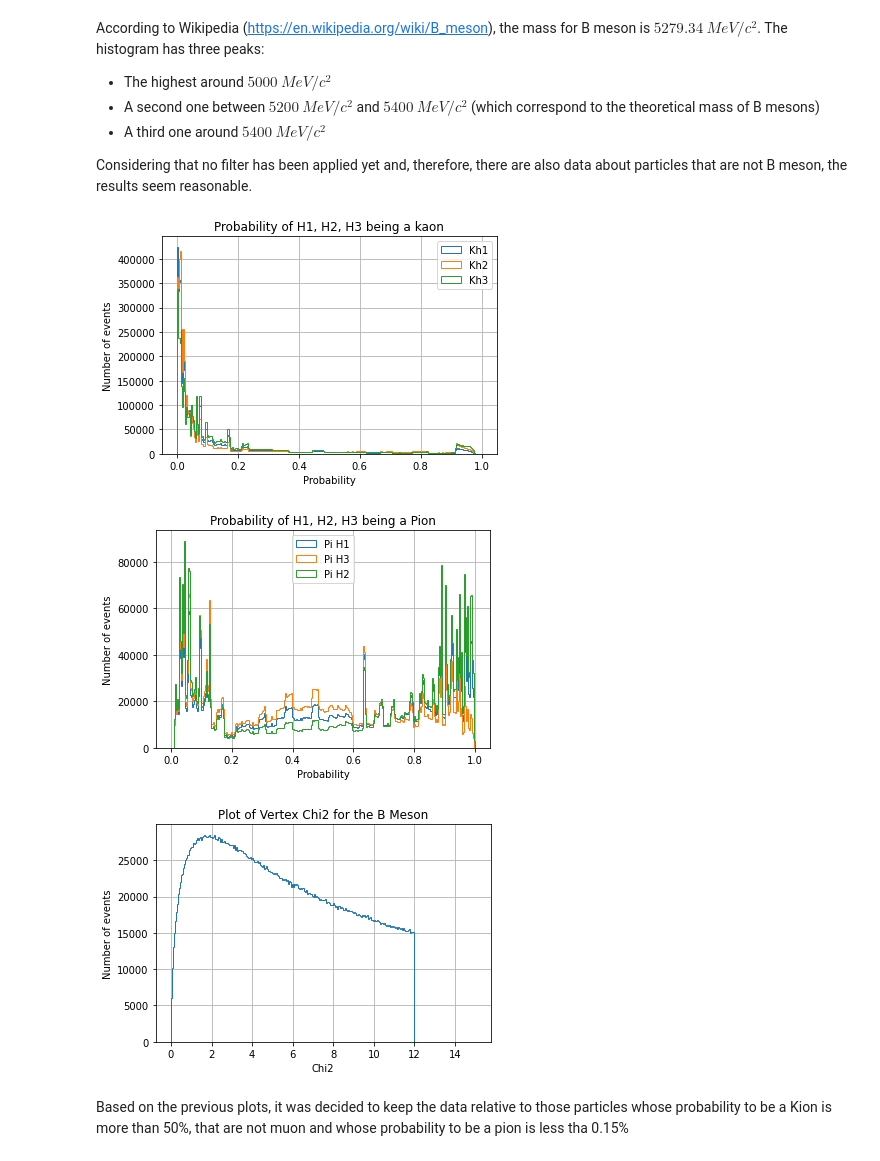
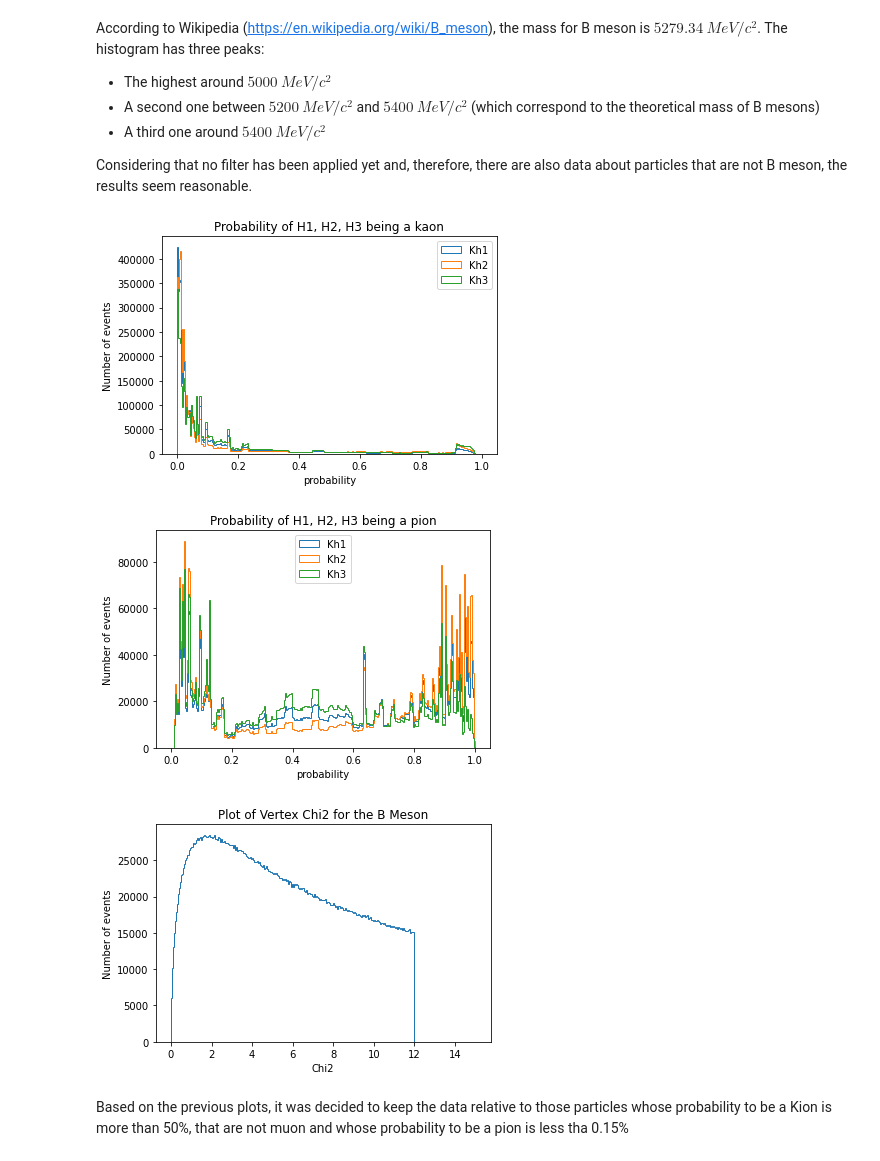
Before and after one commit to tsiligardi/PRA3024-Analysis-of-big-data-in-physics, a Jupyter notebook: LHCb_no_root_ipynb_final.ipynb, the cells around one changed output. Cells and saved outputs as stored; diff of their text form; code cells hidden in the pictures.

```diff
--- a/LHCb_no_root_ipynb_final.ipynb
+++ b/LHCb_no_root_ipynb_final.ipynb
@@ -78,7 +80,18 @@ def totalMomentumMother(H1,H2,H3):
 def massMother(H1,H2,H3,mass):
   return sqrt(square(H1.getTotalEnergy(mass)+H2.getTotalEnergy(mass)+H3.getTotalEnergy(mass))-square(totalMomentumMother(H1,H2,H3)))
 
-def getModel(model,data,bins=100,title=None): # inspired from https://www.youtube.com/watch?v=YDW-XxrSbns:
+def plotHists(data,bins,range,labels=None,title=None,xlabel=None,ylabel=None,grid=False,loc="upper right"):
+  for dat in data:
+    plt.hist(dat,bins,range,histtype='step');
+  if labels: plt.legend(labels,loc=loc);
+  if title : plt.title(title);
+  if xlabel: plt.xlabel(xlabel);
+  if ylabel: plt.ylabel(ylabel);
+  if grid: plt.grid();
+  plt.show()
+  return
+
+def getModel(model,data,bins=300,title=None):
   #binning
   binning = zfit.binned.RegularBinning(bins, 5200,5800, name="mass")
   mass_binned = zfit.Space("mass", binning=binning)
@@ -92,7 +105,7 @@ def getModel(model,data,bins=100,title=None): # inspired from https://www.youtub
   #chi2
   chi2=nll.value().numpy()
   dof=bins-len(model.get_params())
-  #plotting
+  #plotting, taken and modified from https://indico.cern.ch/event/882824/contributions/3932489/:
   lower, upper = data.data_range.limit1d
   counts, bin_edges = histogram(data.to_pandas(), bins=bins)
   plt.figure(figsize=(10,6))
@@ -122,13 +135,10 @@ def deviation(Nplus, Nminus):
 H1,H2,H3=getDaughterParticles(tree)
 # %%
 #plotting the hystogram
-plt.hist(H1.PTOT,300,(0,300000),histtype='step',label='h1');
-plt.hist(H2.PTOT,300,(0,300000),histtype='step',label='h2');
-plt.hist(H3.PTOT,300,(0,300000),histtype='step',label='h3');  #the semicolon avoid printing the all array
 
-plt.legend(loc='upper right');
-plt.title("Momentum of the three daugther particles");
-plt.xlabel('Momentum [$MeV/c^2$]');
-plt.ylabel('Number of events');
-plt.grid();
+bins=300
+range_hist=(0,300000)
+
+plotHists([H1.PTOT,H2.PTOT,H3.PTOT],bins,range_hist,title="Momentum of the three daugther particles",xlabel='Momentum [$MeV/c^2$]'
+,ylabel='Number of events',labels=['h1','h2','h3'])
 # %% [output]
@@ -171,38 +174,29 @@ According to Wikipedia (https://en.wikipedia.org/wiki/B_meson), the mass for B m
 Considering that no filter has been applied yet and, therefore, there are also data about particles that are not B meson, the results seem reasonable.
 # %%
 #Make plots of H1/H2/H3 _ProbK on one plot
-plt.hist(H1.ProbK,300,(0,1),histtype='step',label='Kh1');
-plt.hist(H2.ProbK,300,(0,1),histtype='step',label='Kh2');
-plt.hist(H3.ProbK,300,(0,1),histtype='step',label='Kh3');
-plt.title("Probability of H1, H2, H3 being a kaon");
-plt.xlabel('Probability');
-plt.ylabel('Number of events');
-plt.legend(loc='upper right');
-plt.grid();
+
+range_hist=(0,1)
+
+plotHists([H1.ProbK,H2.ProbK,H3.ProbK],bins,range_hist,title="Probability of H1, H2, H3 being a kaon",xlabel='probability'
+,ylabel='Number of events',labels=['Kh1','Kh2','Kh3'])
 # %% [output]
-[figure, old version]
+[figure, new version]
 # %%
 #Make plots of H1/H2/H3 _ProbPi on one plot
-plt.hist(H1.ProbPi,300,(0,1),histtype='step',label='Pi H1');
-plt.hist(H3.ProbPi,300,(0,1),histtype='step',label='Pi H3');
-plt.hist(H2.ProbPi,300,(0,1),histtype='step',label='Pi H2');
-plt.legend(loc='upper center');
-plt.title("Probability of H1, H2, H3 being a Pion");
-plt.xlabel('Probability');
-plt.ylabel('Number of events');
-plt.grid();
+range_hist=(0,1)
+
+plotHists([H1.ProbPi,H2.ProbPi,H3.ProbPi],bins,range_hist,title="Probability of H1, H2, H3 being a pion",xlabel='probability'
+,ylabel='Number of events',labels=['Kh1','Kh2','Kh3'],loc="upper center")
 # %% [output]
-[figure, old version]
+[figure, new version]
 # %%
 #make a plot of the B_VertexChi2
-plt.hist(tree["B_VertexChi2"],300,(0,15),histtype='step',label='B vertex ki');
+range_hist=(0,15)
 
-plt.xlabel('Chi2');
-plt.ylabel('Number of events');
-plt.title("Plot of Vertex Chi2 for the B Meson");
-plt.grid();
+plotHists([tree["B_VertexChi2"]],bins,range_hist,title="Plot of Vertex Chi2 for the B Meson",xlabel='Chi2'
+,ylabel='Number of events')
 # %% [output]
-[figure, old version]
+[figure, new version]
 # %% [markdown]
 Based on the previous plots, it was decided to keep the data relative to those particles whose probability to be a Kion is more than 50%, that are not muon and whose probability to be a pion is less tha 0.15%
 # %%
```
Also changed, not shown: parts of 16 cells of this notebook.
